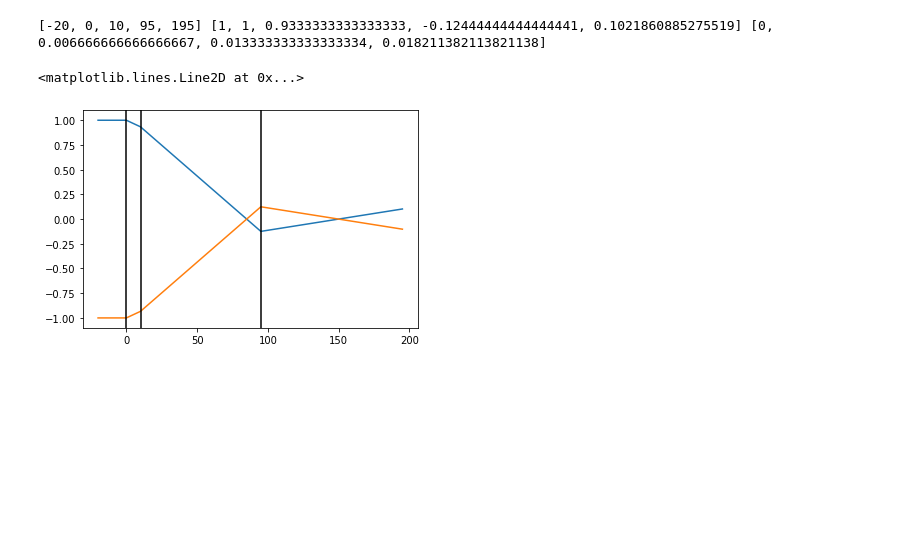
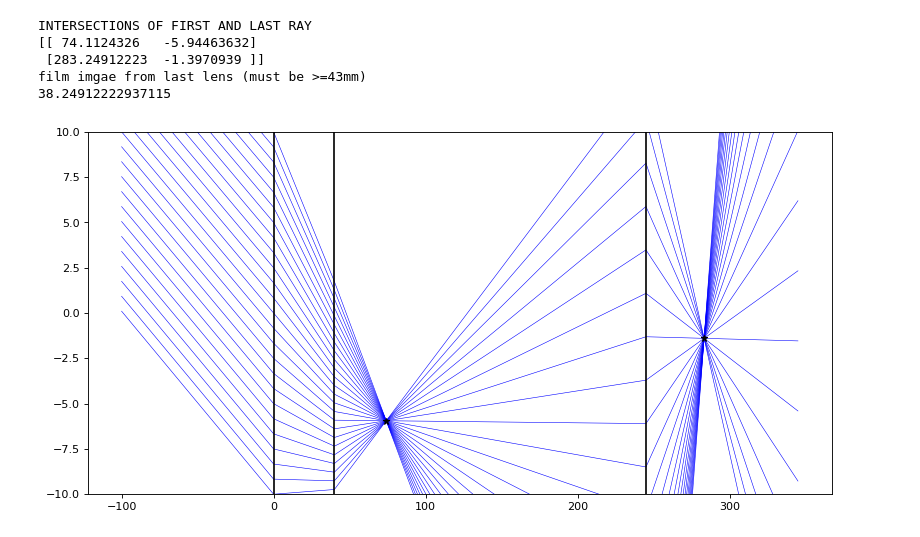
Before and after one commit to Leviticoos/Digichrome, a Jupyter notebook: Thin Lens Simulator.ipynb, the cells around one changed output. Drawn from its saved outputs; the diff is of its cells as text; code cells hidden in the pictures; blank space fills up the shorter version.

```diff
--- a/Thin Lens Simulator.ipynb
+++ b/Thin Lens Simulator.ipynb
@@ -25,21 +35,0 @@ d = [start,lens1, lens1+lens1to2, lens1+lens1to2+lens2to3, lens1+lens1to2+lens2t
-# %%
-#
-
-
-x0 = lensX*(1-sumRoC[0]*d[0])
-x1 = lensX
-x2 = x1*(1-((d[2]-d[1])*(sumRoC[1])))
-x3 = x2*(1-((d[3]-d[2])*(sumRoC[2])))
-x4 = x3*(1-((d[4]-d[3])*(sumRoC[3])))
-x = [x0,x1,x2,x3,x4]
-
-print(d,x,sumRoC)
-plt.plot(d,x)
-plt.plot(d,[ -k for k in x])
-plt.axvline(x = d[1], color = 'k', label = 'axvline - full height')
-plt.axvline(x = d[2], color = 'k', label = 'axvline - full height')
-plt.axvline(x = d[3], color = 'k', label = 'axvline - full height')
-# %% [output]
-[-20, 0, 10, 95, 195] [1, 1, 0.9333333333333333, -0.12444444444444441, 0.1021860885275519] [0, 0.006666666666666667, 0.013333333333333334, 0.018211382113821138]
-<matplotlib.lines.Line2D at 0x...>
-[figure, removed]
@@ -45,0 +59,56 @@ plt.axvline(x = d[3], color = 'k', label = 'axvline - full height')
+# %%
+def imageRays(distance,yIn,lensRadius,numRays):
+    #This function generates a list of indident rays defined by an objects location.
+    #all in are floats except numRays, which is an int
+    #outputs a numpy array of the rays slopes and x hit on a lens
+    rays = []
+
+    for i in np.linspace(-lensRadius,lensRadius,num=numRays):
+        c = (yIn-i)/distance
+        y = i
+        rays.append(np.array([c,y]))
+
+
+    return np.array(rays)
+# %%
+#EXAMPLE:intersection of two rays put through an optical system, as well as graphic output of said rays
+lens1Focal = 93
+lens2Focal = 93
+lens3Focal = 50
+gap1 = 40
+gap2 = 205
+lens1 = opticalSystem(lens1Focal, gap1, lens2Focal, gap2, lens3Focal)
+rays = imageRays(9999,1000,10,25)
+
+x = []
+y = []
+
+for i in range(0,len(rays[:,0]),1):
+    tracedRay = lens1.simRay(rays[i,0],rays[i,1])
+    x.append(tracedRay[0])
+    y.append(tracedRay[1])
+
+plt.figure(figsize=(12, 6), dpi=80)
+plt.ylim((-10, 10))
+for i in range(0,len(rays[:,0]),1):
+    plt.plot(x[i],y[i],'b',linewidth=0.5)
+
+
+plt.axvline(x = 0, color = 'k', label = 'axvline - full height')
+plt.axvline(x = gap1, color = 'k', label = 'axvline - full height')
+plt.axvline(x = gap2+gap1, color = 'k', label = 'axvline - full height')
+
+
+images = intersection(x[0],y[0],x[9],y[9])
+plt.plot(images[:,0],images[:,1],'k*')
+print("INTERSECTIONS OF FIRST AND LAST RAY")
+print(images)
+print('film imgae from last lens (must be >=43mm)')
+print(images[1,0]-gap1-gap2)
+# %% [output]
+INTERSECTIONS OF FIRST AND LAST RAY
+[[ 74.1124326   -5.94463632]
+ [283.24912223  -1.3970939 ]]
+film imgae from last lens (must be >=43mm)
+38.24912222937115
+[figure, added]
```
Also changed, not shown: parts of 3 cells of this notebook.
